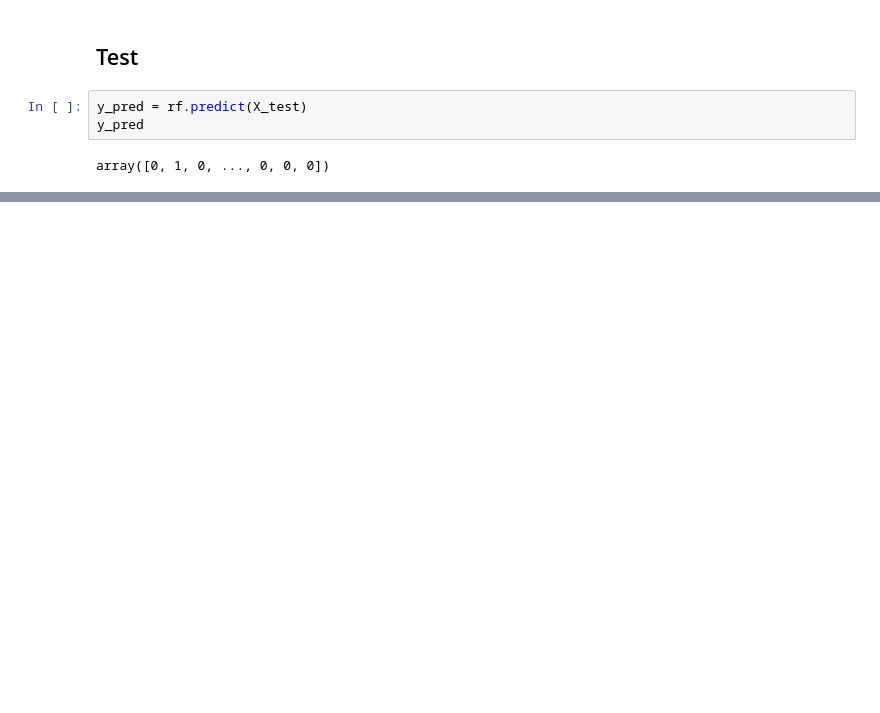
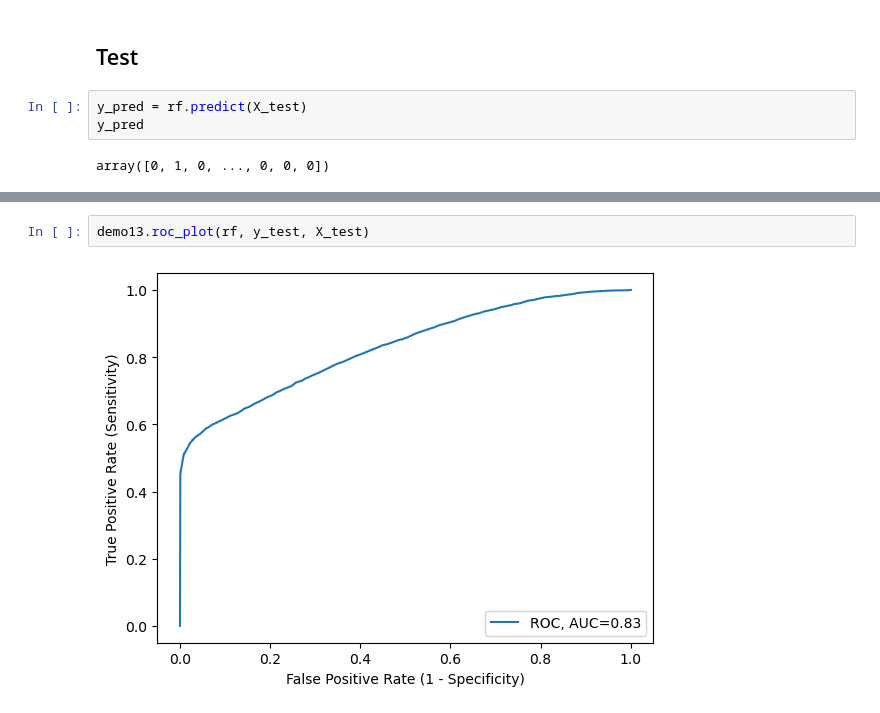
Before and after one commit to ncsg/ursp688y_sp2023, a Jupyter notebook: demos/demo13/demo13.ipynb, the cells around one changed output, grey strips where cells are left out. Cells and saved outputs as stored; diff of their text form; blank space fills up the shorter version.

```diff
--- a/demos/demo13/demo13.ipynb
+++ b/demos/demo13/demo13.ipynb
@@ -724,0 +718,4 @@ precision_recal_table(y_test, y_pred)
+# %%
+demo13.roc_plot(rf, y_test, X_test)
+# %% [output]
+[figure, added]
```
Also changed, not shown: parts of 17 cells of this notebook, 1 other file.
